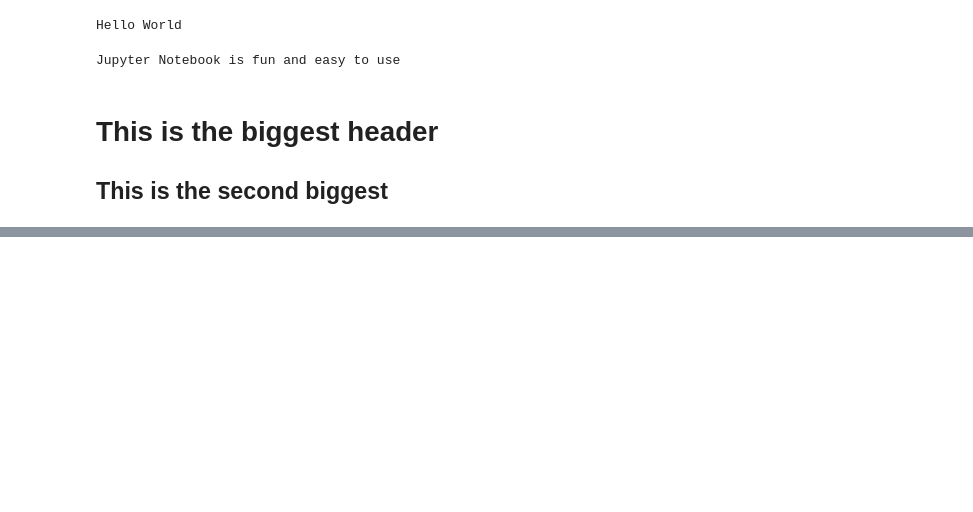
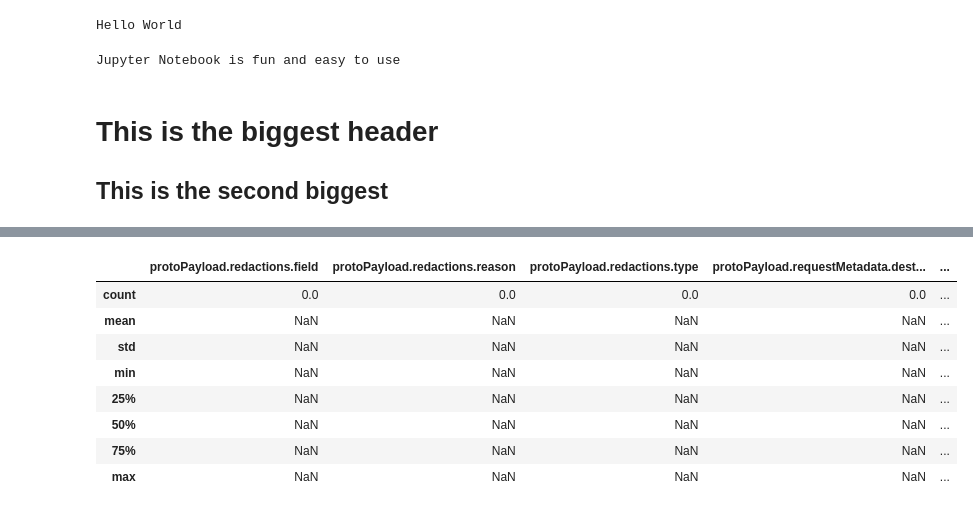
Before and after one commit to James-S-Wood/2-counter, a Jupyter notebook: Examples.ipynb, the cells around one changed output, grey strips where cells are left out. Cells and saved outputs as stored; diff of their text form; code cells hidden in the pictures; blank space fills up the shorter version.

```diff
--- a/Examples.ipynb
+++ b/Examples.ipynb
@@ -13,0 +34,25 @@ Jupyter Notebook is fun and easy to use
+# %%
+# Impute 'protoPayload.status.code' with its mode (which is 9, based on previous df.describe() output)
+# This column appears to be numerical, and all existing values were 9.
+if 'protoPayload.status.code' in df.columns:
+    df['protoPayload.status.code'] = df['protoPayload.status.code'].fillna(9)
+
+# Identify other columns with missing values (excluding 'protoPayload.status.code')
+columns_to_impute_unknown = df.columns[df.isnull().any()].tolist()
+if 'protoPayload.status.code' in columns_to_impute_unknown:
+    columns_to_impute_unknown.remove('protoPayload.status.code')
+
+# Impute remaining missing values with 'Unknown'
+for col in columns_to_impute_unknown:
+    if df[col].dtype == 'object': # Only impute object/categorical types with 'Unknown'
+        df[col] = df[col].fillna('Unknown')
+    else: # For any other numeric types that might still have NaNs (though less likely after status.code)
+        # For simplicity, we'll also fill these with 'Unknown' as a string if they were not explicitly handled
+        # In a real scenario, you might want to fill numerical NaNs with mean/median/0 etc.
+        df[col] = df[col].fillna('Unknown')
+
+print("Missing values imputed. Displaying updated DataFrame head:")
+display(df.head())
+
+print("\nMissing values after imputation:")
+display(df.isnull().sum())
@@ -13,0 +118,12 @@ Jupyter Notebook is fun and easy to use
+# %%
+display(df.describe())
+# %% [output]
+|  | protoPayload.redactions.field | protoPayload.redactions.reason | protoPayload.redactions.type | protoPayload.requestMetadata.dest... | ... |
+| count | 0.0 | 0.0 | 0.0 | 0.0 | ... |
+| mean | NaN | NaN | NaN | NaN | ... |
+| std | NaN | NaN | NaN | NaN | ... |
+| min | NaN | NaN | NaN | NaN | ... |
+| 25% | NaN | NaN | NaN | NaN | ... |
+| 50% | NaN | NaN | NaN | NaN | ... |
+| 75% | NaN | NaN | NaN | NaN | ... |
+| max | NaN | NaN | NaN | NaN | ... |
```
Also changed, not shown: parts of 10 cells of this notebook.
